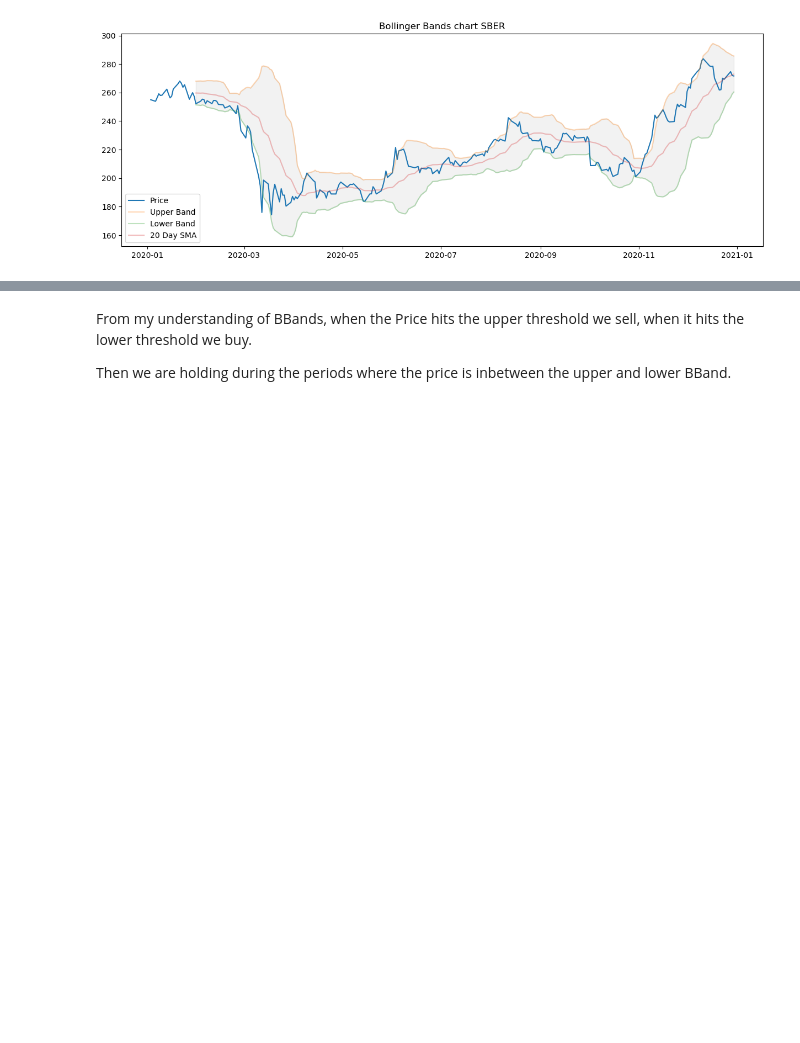
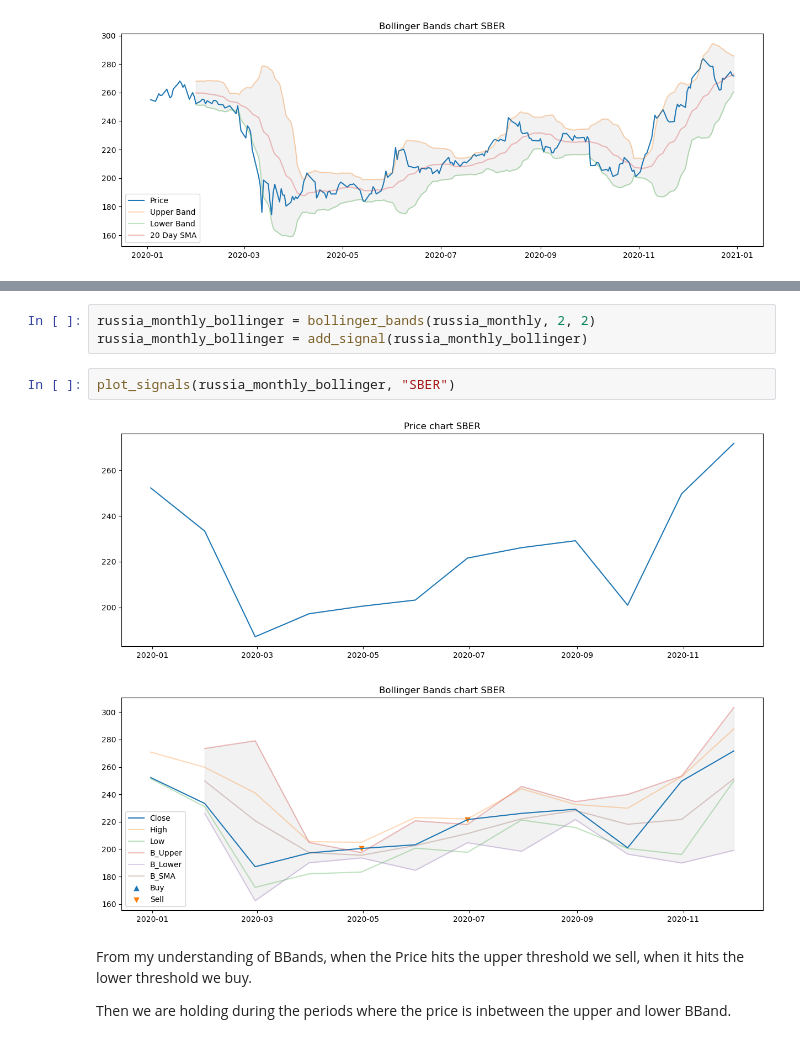
Before and after one commit to iuxo/BPrHJ4sOq77ShuQO, a Jupyter notebook: src/notebook.ipynb, the cells around one changed output, grey strips where cells are left out. Saved outputs shown, nothing was run; the diff lists cells and outputs as text; blank space fills up the shorter version.

```diff
--- a/src/notebook.ipynb
+++ b/src/notebook.ipynb
@@ -296,3 +312,11 @@ plot_signals(russia_weekly_bollinger, "SBER")
+# %%
+russia_monthly_bollinger = bollinger_bands(russia_monthly, 2, 2)
+russia_monthly_bollinger = add_signal(russia_monthly_bollinger)
+# %%
+plot_signals(russia_monthly_bollinger, "SBER")
+# %% [output]
+[figure, added]
+[figure, added]
 # %% [markdown]
 From my understanding of BBands, when the Price hits the upper threshold we sell, when it hits the lower threshold we buy.
 
```
Also changed, not shown: parts of 22 cells of this notebook, 4 other files.
